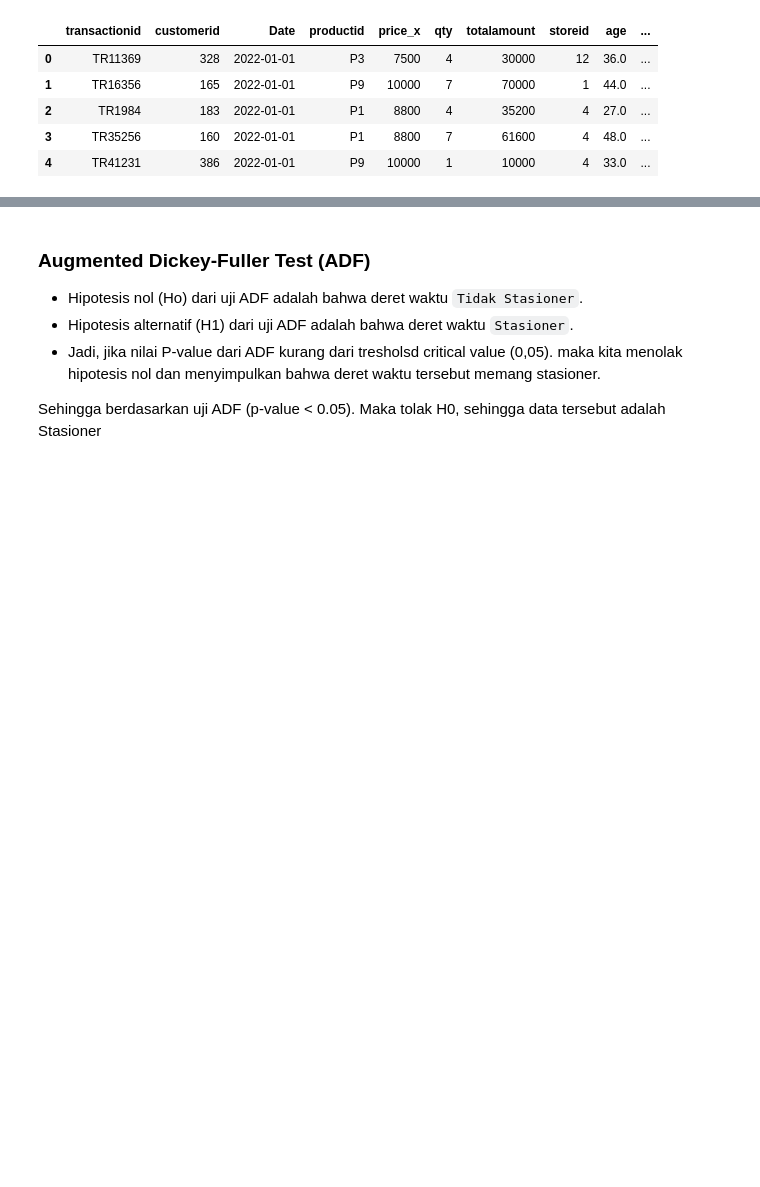
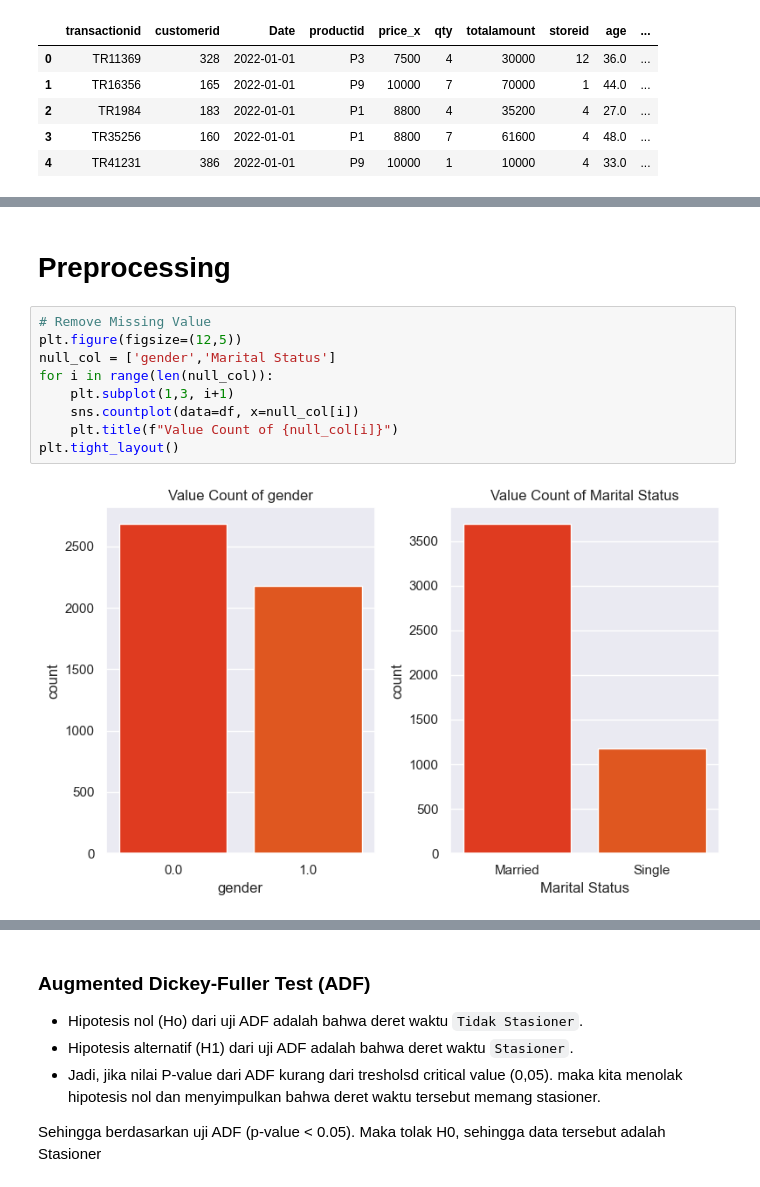
Before and after one commit to JodhiKrisantus/Time-Series-Forecasting-And-Customer-Personality-Segmentation, a Jupyter notebook: script_python.ipynb, the cells around one changed output, grey strips where cells are left out. Cells and saved outputs as stored; diff of their text form; blank space fills up the shorter version.

```diff
--- a/script_python.ipynb
+++ b/script_python.ipynb
@@ -179,0 +218,13 @@ df.head()
+# %% [markdown]
+# Preprocessing
+# %%
+# Remove Missing Value
+plt.figure(figsize=(12,5))
+null_col = ['gender','Marital Status']
+for i in range(len(null_col)):
+    plt.subplot(1,3, i+1)
+    sns.countplot(data=df, x=null_col[i])
+    plt.title(f"Value Count of {null_col[i]}")
+plt.tight_layout()
+# %% [output]
+[figure, added]
```
Also changed, not shown: parts of 54 cells of this notebook.
